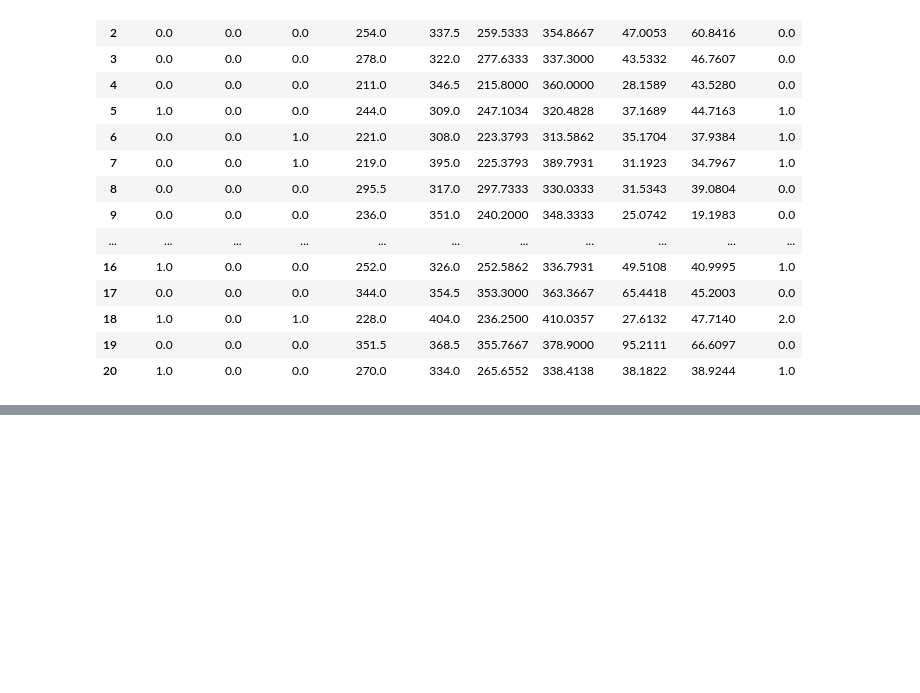
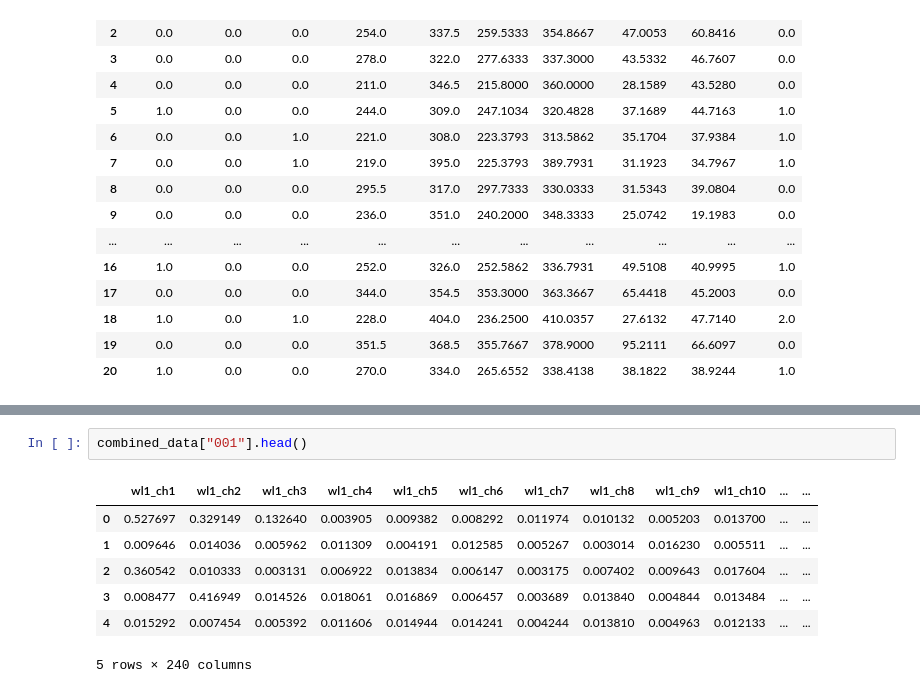
Before and after one commit to gracegmc/Sleepless-Minds, a Jupyter notebook: data/data_vis.ipynb, the cells around one changed output, grey strips where cells are left out. Saved outputs shown, nothing was run; the diff lists cells and outputs as text; blank space fills up the shorter version.

```diff
--- a/data/data_vis.ipynb
+++ b/data/data_vis.ipynb
@@ -108,0 +155,10 @@ reaction
+# %%
+combined_data["001"].head()
+# %% [output]
+|  | wl1_ch1 | wl1_ch2 | wl1_ch3 | wl1_ch4 | wl1_ch5 | wl1_ch6 | wl1_ch7 | wl1_ch8 | wl1_ch9 | wl1_ch10 | ... | ... |
+| 0 | 0.527697 | 0.329149 | 0.132640 | 0.003905 | 0.009382 | 0.008292 | 0.011974 | 0.010132 | 0.005203 | 0.013700 | ... | ... |
+| 1 | 0.009646 | 0.014036 | 0.005962 | 0.011309 | 0.004191 | 0.012585 | 0.005267 | 0.003014 | 0.016230 | 0.005511 | ... | ... |
+| 2 | 0.360542 | 0.010333 | 0.003131 | 0.006922 | 0.013834 | 0.006147 | 0.003175 | 0.007402 | 0.009643 | 0.017604 | ... | ... |
+| 3 | 0.008477 | 0.416949 | 0.014526 | 0.018061 | 0.016869 | 0.006457 | 0.003689 | 0.013840 | 0.004844 | 0.013484 | ... | ... |
+| 4 | 0.015292 | 0.007454 | 0.005392 | 0.011606 | 0.014944 | 0.014241 | 0.004244 | 0.013810 | 0.004963 | 0.012133 | ... | ... |
+5 rows × 240 columns
```
Also changed, not shown: parts of 1 cell of this notebook, 42 other files.
